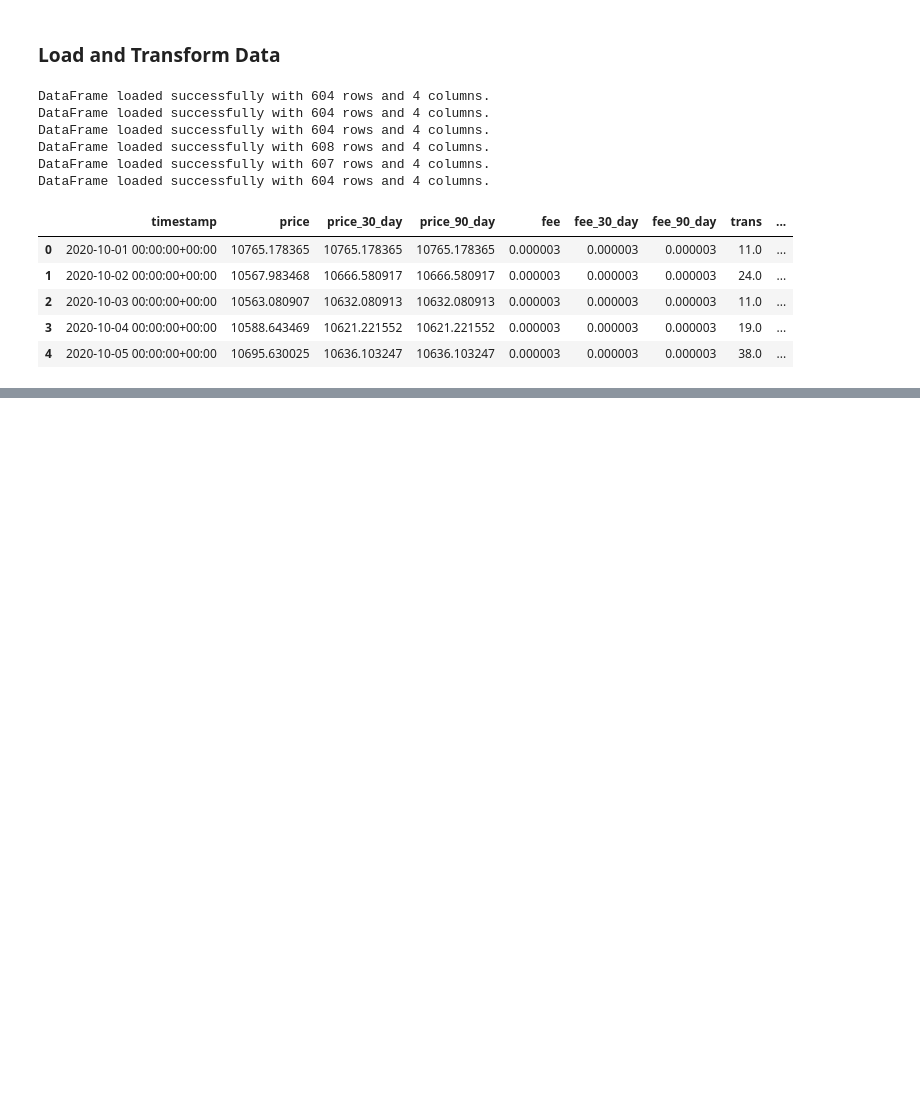
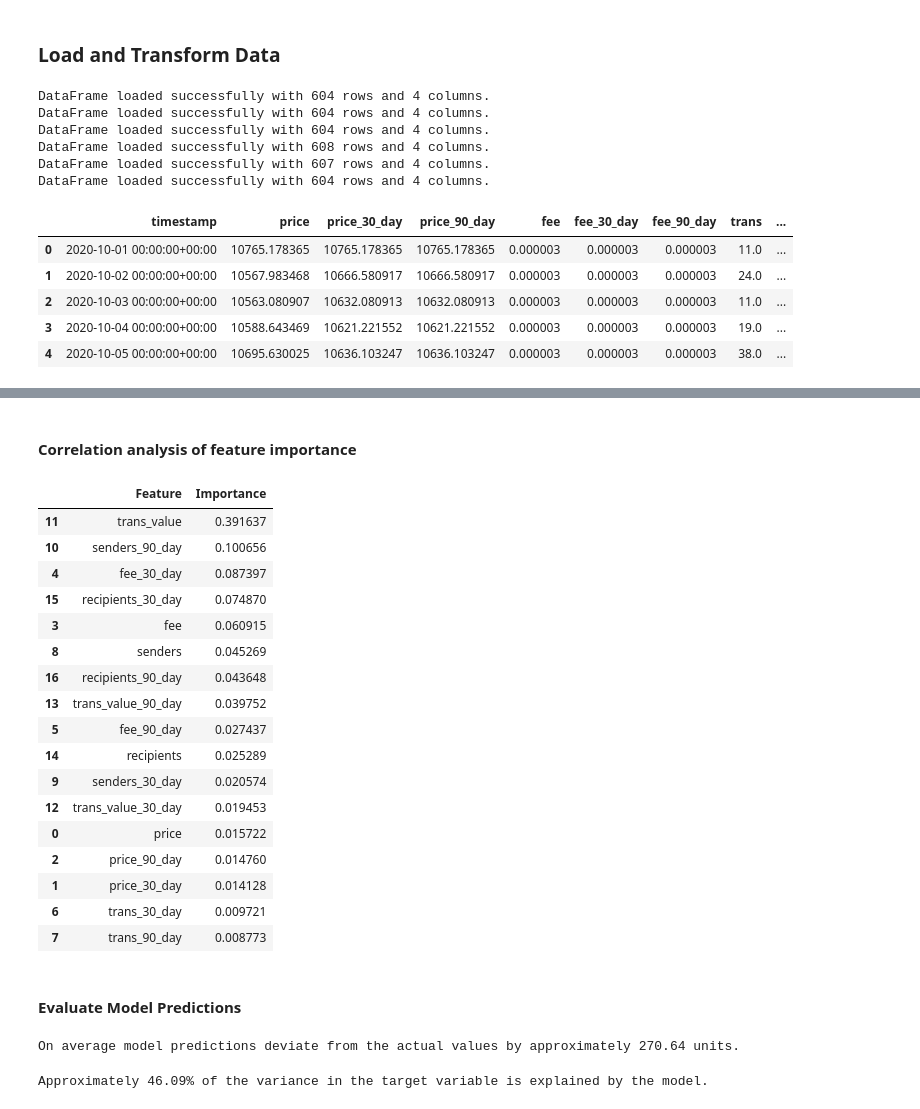
Before and after one commit to MartinBenediktBusch/rootstock-analysis, a Jupyter notebook: analysis/analysis.ipynb, the cells around one changed output, grey strips where cells are left out. Drawn from its saved outputs; the diff is of its cells as text; code cells hidden in the pictures; blank space fills up the shorter version.

```diff
--- a/analysis/analysis.ipynb
+++ b/analysis/analysis.ipynb
@@ -76,0 +135,4 @@ merged_data.head()
+# %%
+# Linear Interpolate missing values for both y_train and y_test
+y_train_interpolated = (pd.Series(y_train).interpolate(method='linear').bfill().ffill().to_numpy())
+y_test_interpolated = (pd.Series(y_test).interpolate(method='linear').bfill().ffill().to_numpy())
@@ -78,0 +221,43 @@ merged_data.head()
+# %% [markdown]
+#### Correlation analysis of feature importance
+# %%
+importances = reg.feature_importances_
+
+# Create a DataFrame for easy visualization
+importances_df = pd.DataFrame({
+    'Feature': X_train.columns,
+    'Importance': importances
+}).sort_values(by='Importance', ascending=False)
+
+importances_df
+# %% [output]
+|  | Feature | Importance |
+| 11 | trans_value | 0.391637 |
+| 10 | senders_90_day | 0.100656 |
+| 4 | fee_30_day | 0.087397 |
+| 15 | recipients_30_day | 0.074870 |
+| 3 | fee | 0.060915 |
+| 8 | senders | 0.045269 |
+| 16 | recipients_90_day | 0.043648 |
+| 13 | trans_value_90_day | 0.039752 |
+| 5 | fee_90_day | 0.027437 |
+| 14 | recipients | 0.025289 |
+| 9 | senders_30_day | 0.020574 |
+| 12 | trans_value_30_day | 0.019453 |
+| 0 | price | 0.015722 |
+| 2 | price_90_day | 0.014760 |
+| 1 | price_30_day | 0.014128 |
+| 6 | trans_30_day | 0.009721 |
+| 7 | trans_90_day | 0.008773 |
+# %% [markdown]
+#### Evaluate Model Predictions
+# %%
+mae = mean_absolute_error(y_test_interpolated, predictions)
+print(f'On average model predictions deviate from the actual values by approximately {round(mae, 2)} units.')
+# %% [output]
+On average model predictions deviate from the actual values by approximately 270.64 units.
+# %%
+r2 = r2_score(y_test_interpolated, predictions)
+print(f'Approximately {round(r2*100, 2)}% of the variance in the target variable is explained by the model.')
+# %% [output]
+Approximately 46.09% of the variance in the target variable is explained by the model.
```
Also changed, not shown: parts of 16 cells of this notebook.
